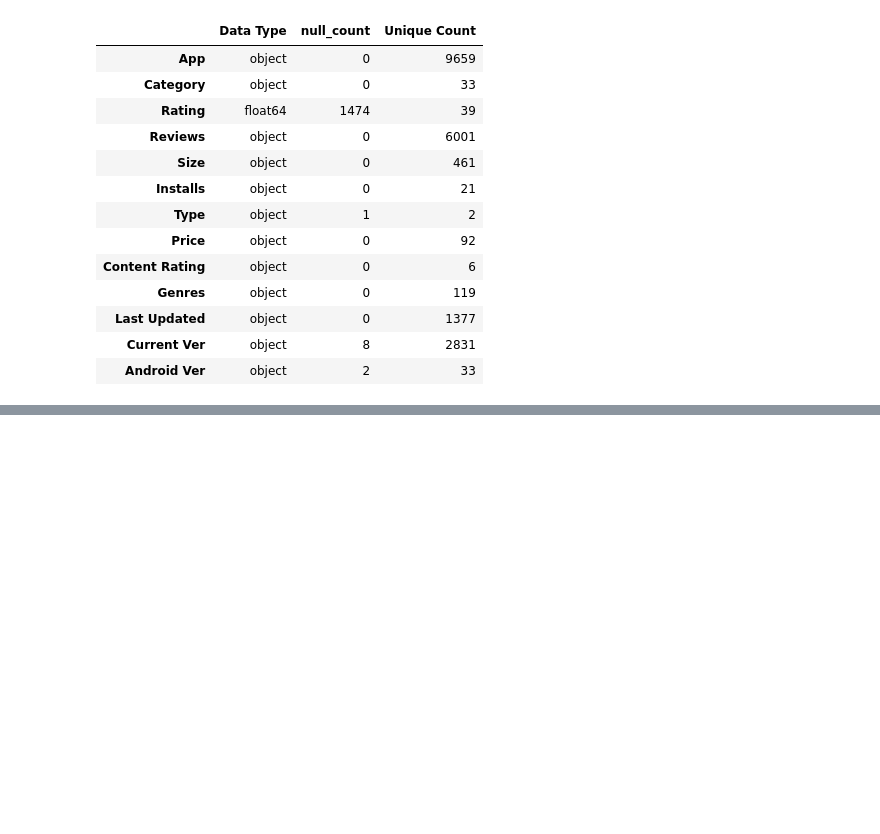
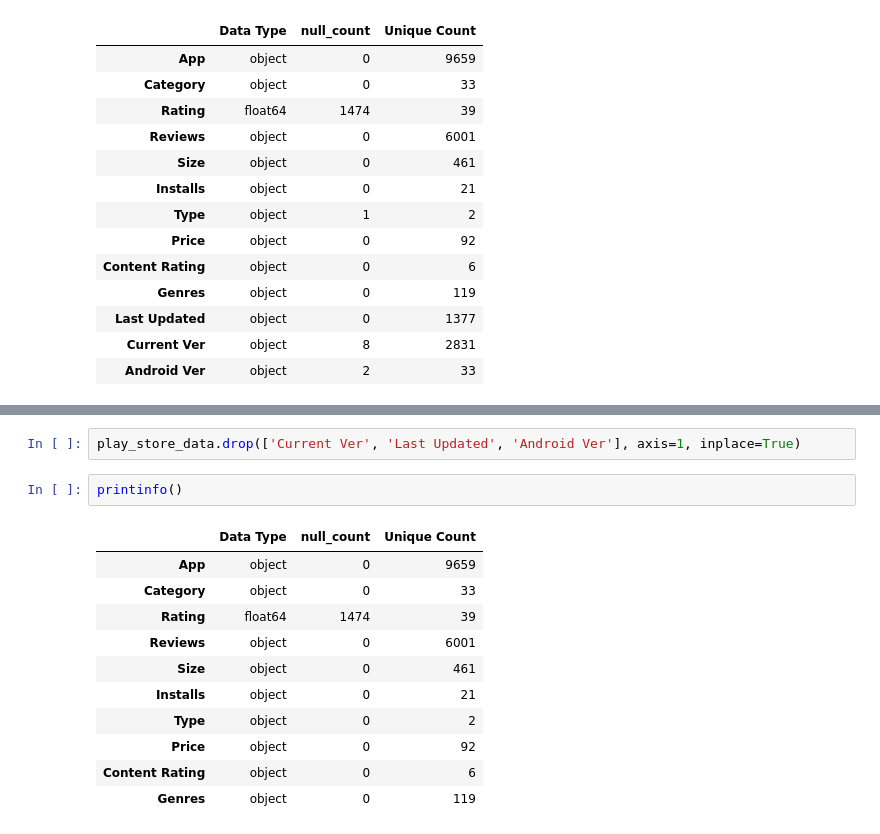
Before and after one commit to MohammedSaudh/Play-Store-App-Review-Analysis, a Jupyter notebook: Play_Store_App_Review_Analysis_Capstone_Project.ipynb, the cells around one changed output, grey strips where cells are left out. Saved outputs shown, nothing was run; the diff lists cells and outputs as text; blank space fills up the shorter version.

```diff
--- a/Play_Store_App_Review_Analysis_Capstone_Project.ipynb
+++ b/Play_Store_App_Review_Analysis_Capstone_Project.ipynb
@@ -144,0 +171,16 @@ printinfo()
+# %%
+play_store_data.drop(['Current Ver', 'Last Updated', 'Android Ver'], axis=1, inplace=True)
+# %%
+printinfo()
+# %% [output]
+|  | Data Type | null_count | Unique Count |
+| App | object | 0 | 9659 |
+| Category | object | 0 | 33 |
+| Rating | float64 | 1474 | 39 |
+| Reviews | object | 0 | 6001 |
+| Size | object | 0 | 461 |
+| Installs | object | 0 | 21 |
+| Type | object | 0 | 2 |
+| Price | object | 0 | 92 |
+| Content Rating | object | 0 | 6 |
+| Genres | object | 0 | 119 |
```
Also changed, not shown: parts of 10 cells of this notebook.
